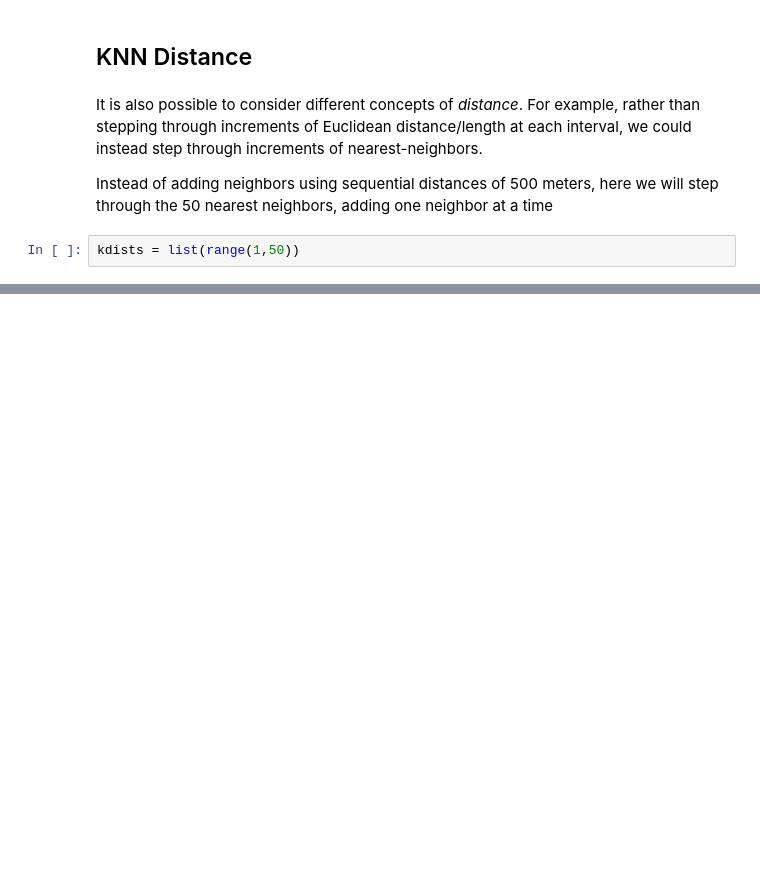
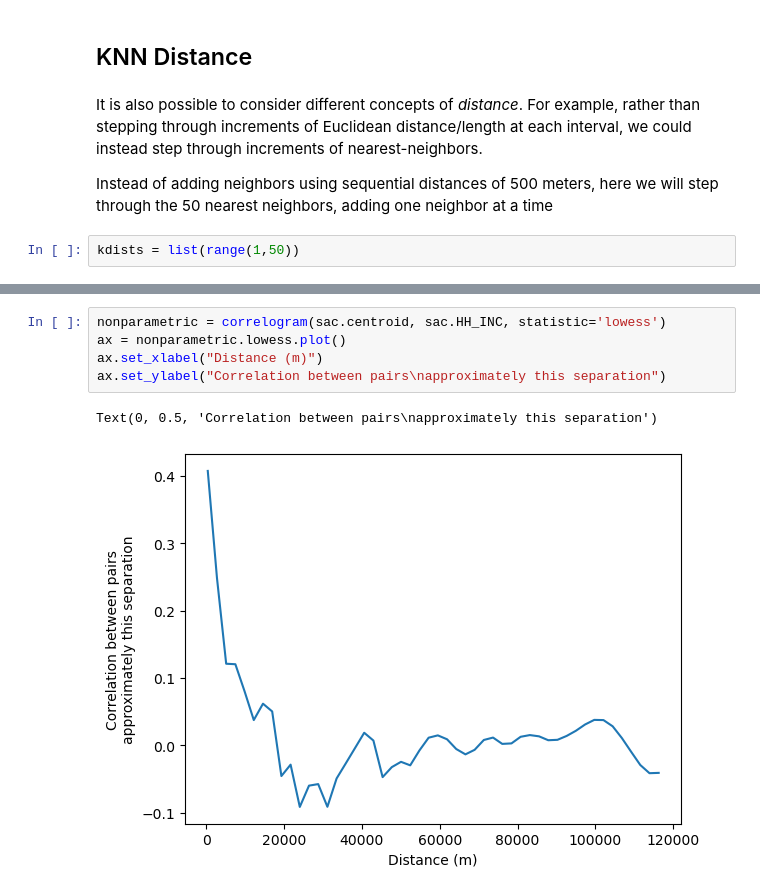
Before and after one commit to pysal/esda, a Jupyter notebook: notebooks/correlogram.ipynb, the cells around one changed output, grey strips where cells are left out. Drawn from its saved outputs; the diff is of its cells as text; blank space fills up the shorter version.

```diff
--- a/notebooks/correlogram.ipynb
+++ b/notebooks/correlogram.ipynb
@@ -104,0 +152,8 @@ kcorr.I.plot()
+# %%
+nonparametric = correlogram(sac.centroid, sac.HH_INC, statistic='lowess')
+ax = nonparametric.lowess.plot()
+ax.set_xlabel("Distance (m)")
+ax.set_ylabel("Correlation between pairs\napproximately this separation")
+# %% [output]
+Text(0, 0.5, 'Correlation between pairs\napproximately this separation')
+[figure, added]
```
Also changed, not shown: parts of 13 cells of this notebook.
